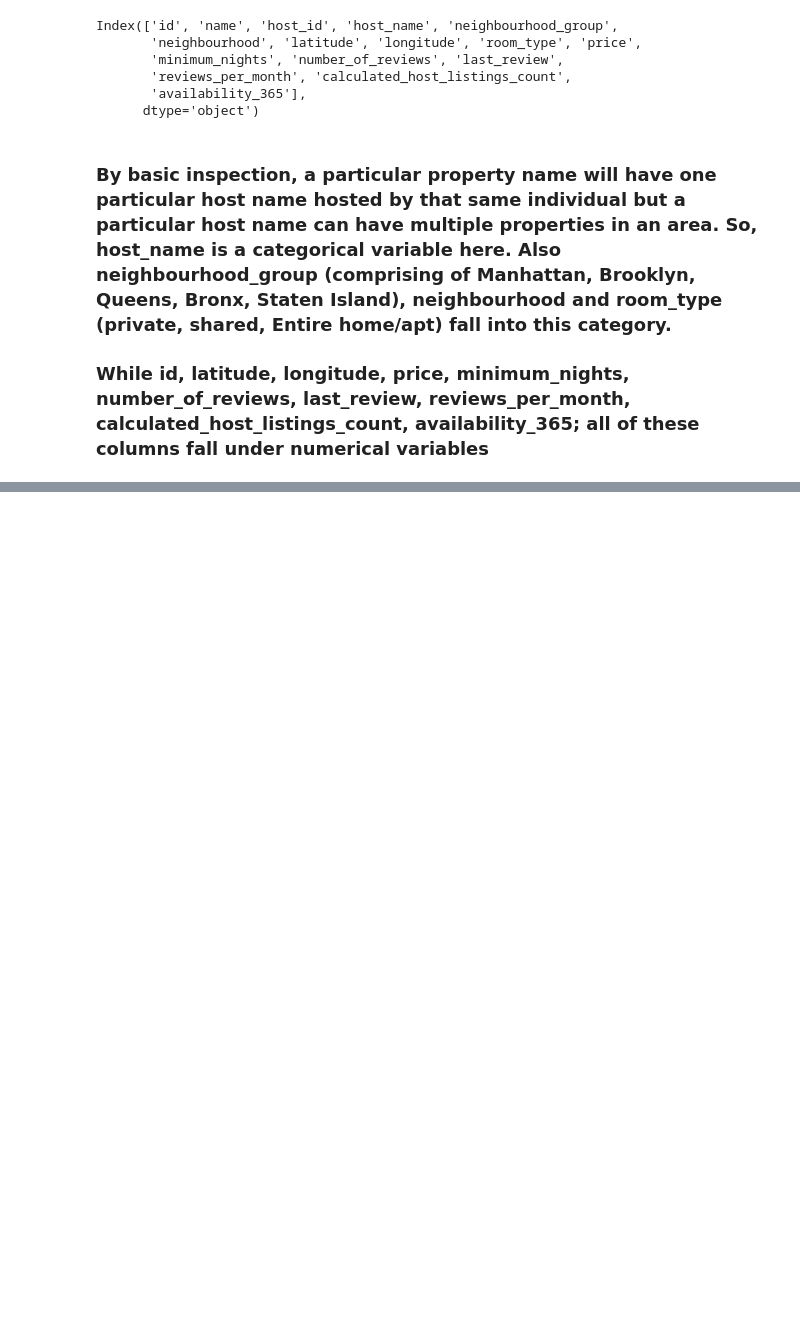
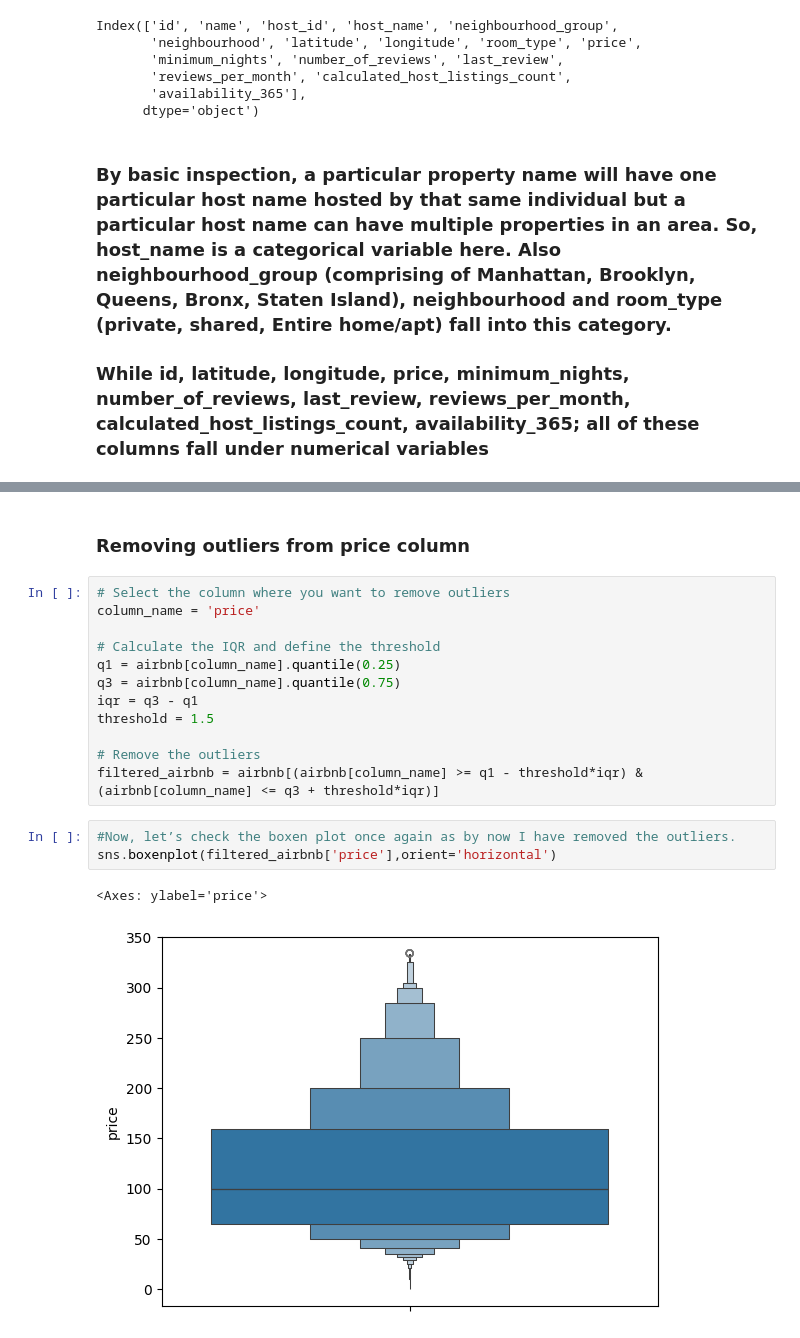
Before and after one commit to Kashifletslearn/EDA-of-Airbnb-Hotel-Booking, a Jupyter notebook: EDA_of_Airbnb_Hotel_Booking.ipynb, the cells around one changed output, grey strips where cells are left out. Cells and saved outputs as stored; diff of their text form; blank space fills up the shorter version.

```diff
--- a/EDA_of_Airbnb_Hotel_Booking.ipynb
+++ b/EDA_of_Airbnb_Hotel_Booking.ipynb
@@ -263,0 +372,20 @@ Index(['id', 'name', 'host_id', 'host_name', 'neighbourhood_group',
+# %% [markdown]
+### **Removing outliers from price column**
+# %%
+# Select the column where you want to remove outliers
+column_name = 'price'
+
+# Calculate the IQR and define the threshold
+q1 = airbnb[column_name].quantile(0.25)
+q3 = airbnb[column_name].quantile(0.75)
+iqr = q3 - q1
+threshold = 1.5
+
+# Remove the outliers
+filtered_airbnb = airbnb[(airbnb[column_name] >= q1 - threshold*iqr) & (airbnb[column_name] <= q3 + threshold*iqr)]
+# %%
+#Now, let’s check the boxen plot once again as by now I have removed the outliers.
+sns.boxenplot(filtered_airbnb['price'],orient='horizontal')
+# %% [output]
+<Axes: ylabel='price'>
+[figure, added]
```
Also changed, not shown: parts of 26 cells of this notebook.
